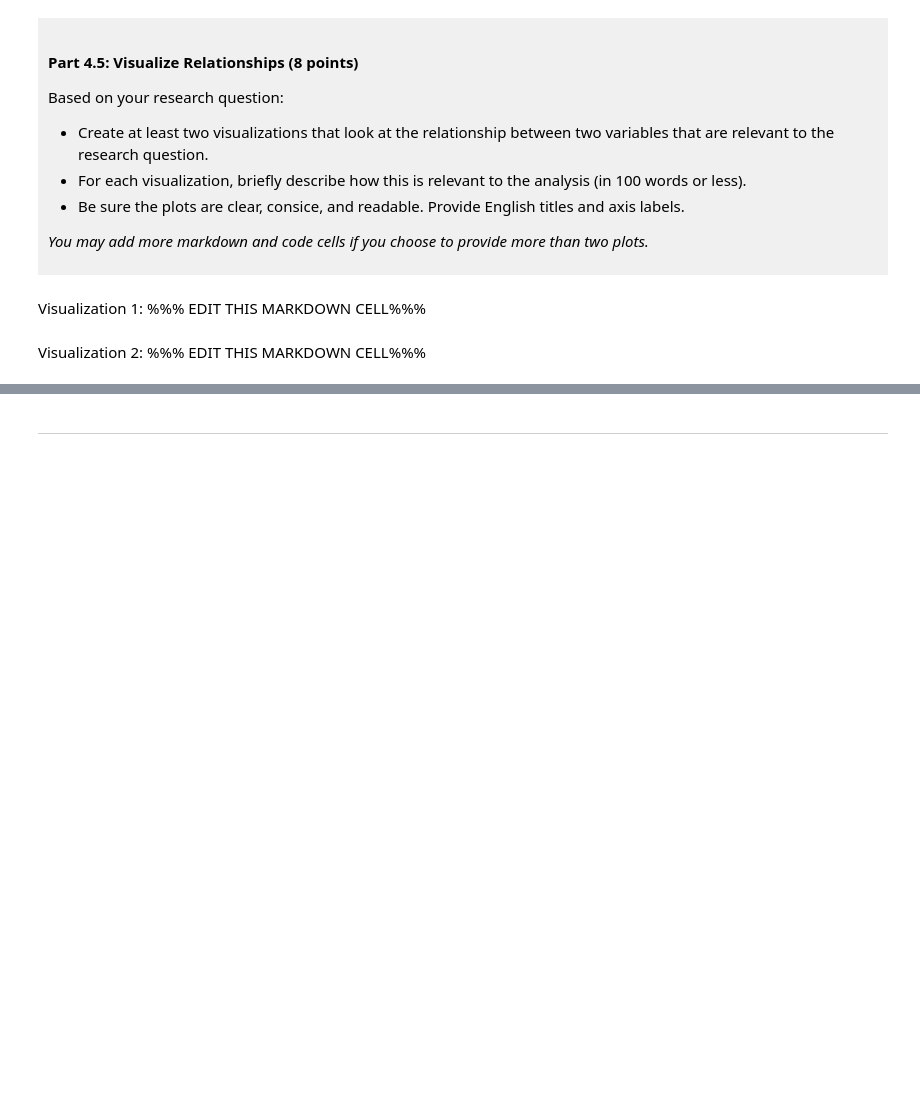
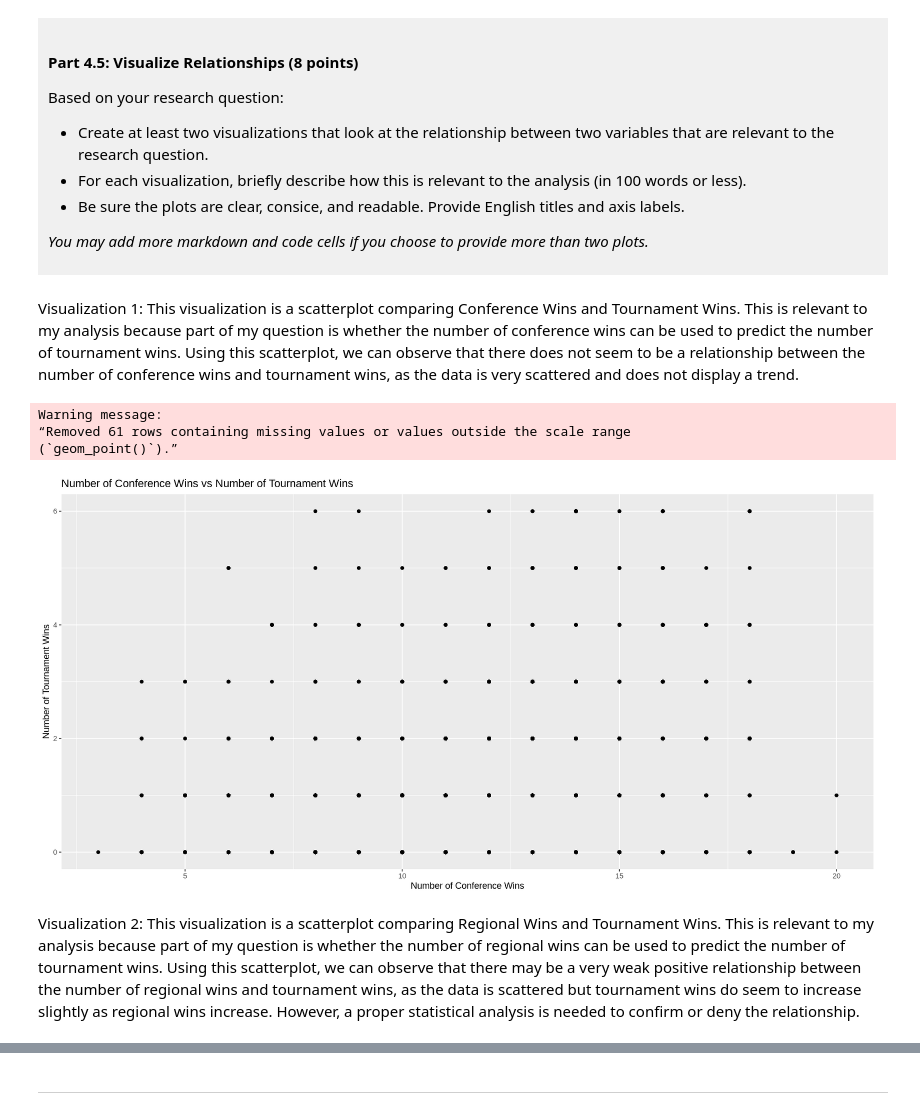
Before and after one commit to tanyarandhawa178-jpg/dsci-100-project-tanya-randhawa, a Jupyter notebook: dsci-100-project-notebook.ipynb, the cells around one changed output, grey strips where cells are left out. Drawn from its saved outputs; the diff is of its cells as text; code cells hidden in the pictures; blank space fills up the shorter version.

```diff
--- a/dsci-100-project-notebook.ipynb
+++ b/dsci-100-project-notebook.ipynb
@@ -312,9 +401,20 @@ Based on your research question:
 *You may add more markdown and code cells if you choose to provide more than two plots.*
 </div>
 # %% [markdown]
-Visualization 1: %%% EDIT THIS MARKDOWN CELL%%%
+Visualization 1: This visualization is a scatterplot comparing Conference Wins and Tournament Wins. This is relevant to my analysis because part of my question is whether the number of conference wins can be used to predict the number of tournament wins. Using this scatterplot, we can observe that there does not seem to be a relationship between the number of conference wins and tournament wins, as the data is very scattered and does not display a trend.
 # %%
-### EDIT THIS CODE CELL FOR VISUALIZATION 1###
+con_tourn_plot <- ncaa_tidy_data |>
+    ggplot(aes(x = conf_wins, y = tourney_wins)) +
+    geom_point() +
+    labs(x = "Number of Conference Wins", y = "Number of Tournament Wins") +
+    ggtitle("Number of Conference Wins vs Number of Tournament Wins")
+
+con_tourn_plot
+# %% [output]
+Warning message:
+“Removed 61 rows containing missing values or values outside the scale range
+(`geom_point()`).”
+[figure, added]
 # %% [markdown]
-Visualization 2: %%% EDIT THIS MARKDOWN CELL%%%
+Visualization 2: This visualization is a scatterplot comparing Regional Wins and Tournament Wins. This is relevant to my analysis because part of my question is whether the number of regional wins can be used to predict the number of tournament wins. Using this scatterplot, we can observe that there may be a very weak positive relationship between the number of regional wins and tournament wins, as the data is scattered but tournament wins do seem to increase slightly as regional wins increase. However, a proper statistical analysis is needed to confirm or deny the relationship.
 # %%
```
Also changed, not shown: parts of 9 cells of this notebook.
